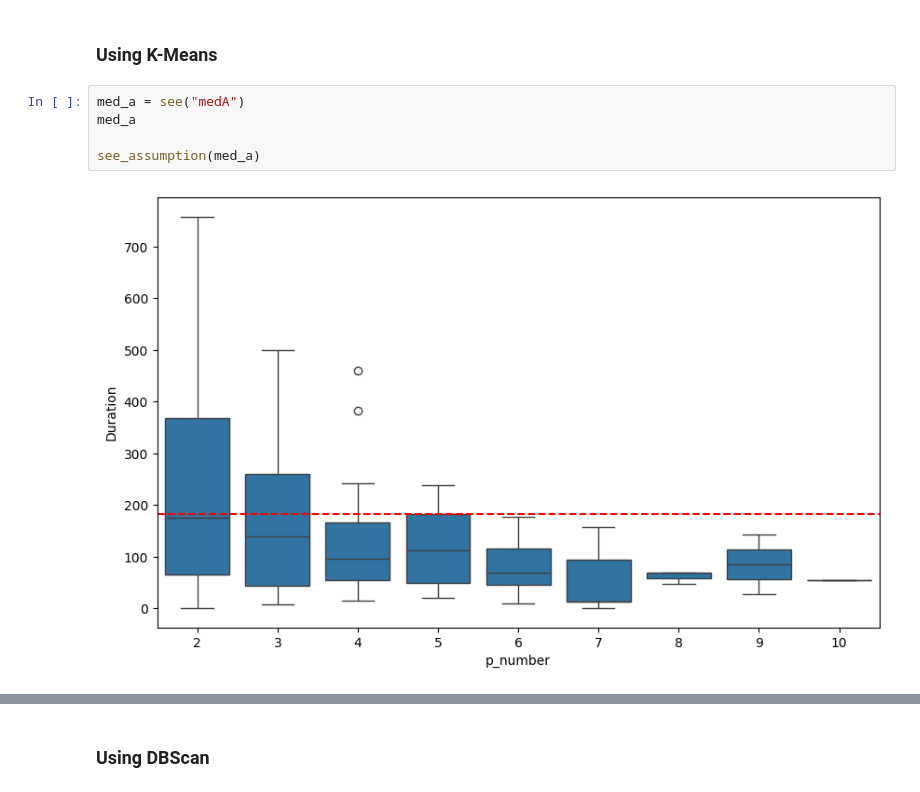
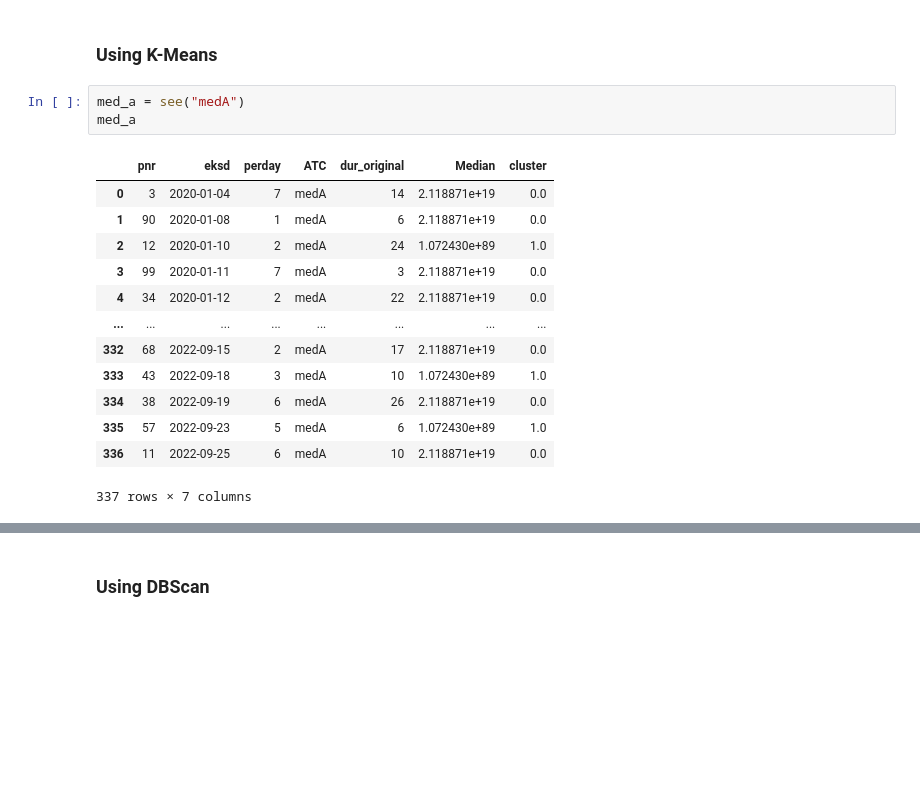
Before and after one commit to Whos-Andrei-Go/SEE, a Jupyter notebook: SEE.ipynb, the cells around one changed output, grey strips where cells are left out. Cells and saved outputs as stored; diff of their text form; blank space fills up the shorter version.

```diff
--- a/SEE.ipynb
+++ b/SEE.ipynb
@@ -176,10 +176,20 @@ def see_dbscan(arg1):
 # %%
 med_a = see("medA")
 med_a
-
-see_assumption(med_a)
 # %% [output]
-[figure, removed]
+|  | pnr | eksd | perday | ATC | dur_original | Median | cluster |
+| 0 | 3 | 2020-01-04 | 7 | medA | 14 | 2.118871e+19 | 0.0 |
+| 1 | 90 | 2020-01-08 | 1 | medA | 6 | 2.118871e+19 | 0.0 |
+| 2 | 12 | 2020-01-10 | 2 | medA | 24 | 1.072430e+89 | 1.0 |
+| 3 | 99 | 2020-01-11 | 7 | medA | 3 | 2.118871e+19 | 0.0 |
+| 4 | 34 | 2020-01-12 | 2 | medA | 22 | 2.118871e+19 | 0.0 |
+| ... | ... | ... | ... | ... | ... | ... | ... |
+| 332 | 68 | 2022-09-15 | 2 | medA | 17 | 2.118871e+19 | 0.0 |
+| 333 | 43 | 2022-09-18 | 3 | medA | 10 | 1.072430e+89 | 1.0 |
+| 334 | 38 | 2022-09-19 | 6 | medA | 26 | 2.118871e+19 | 0.0 |
+| 335 | 57 | 2022-09-23 | 5 | medA | 6 | 1.072430e+89 | 1.0 |
+| 336 | 11 | 2022-09-25 | 6 | medA | 10 | 2.118871e+19 | 0.0 |
+337 rows × 7 columns
 # %%
 med_b = see("medB")
 med_b
```
Also changed, not shown: parts of 2 cells of this notebook, 3 other files.
